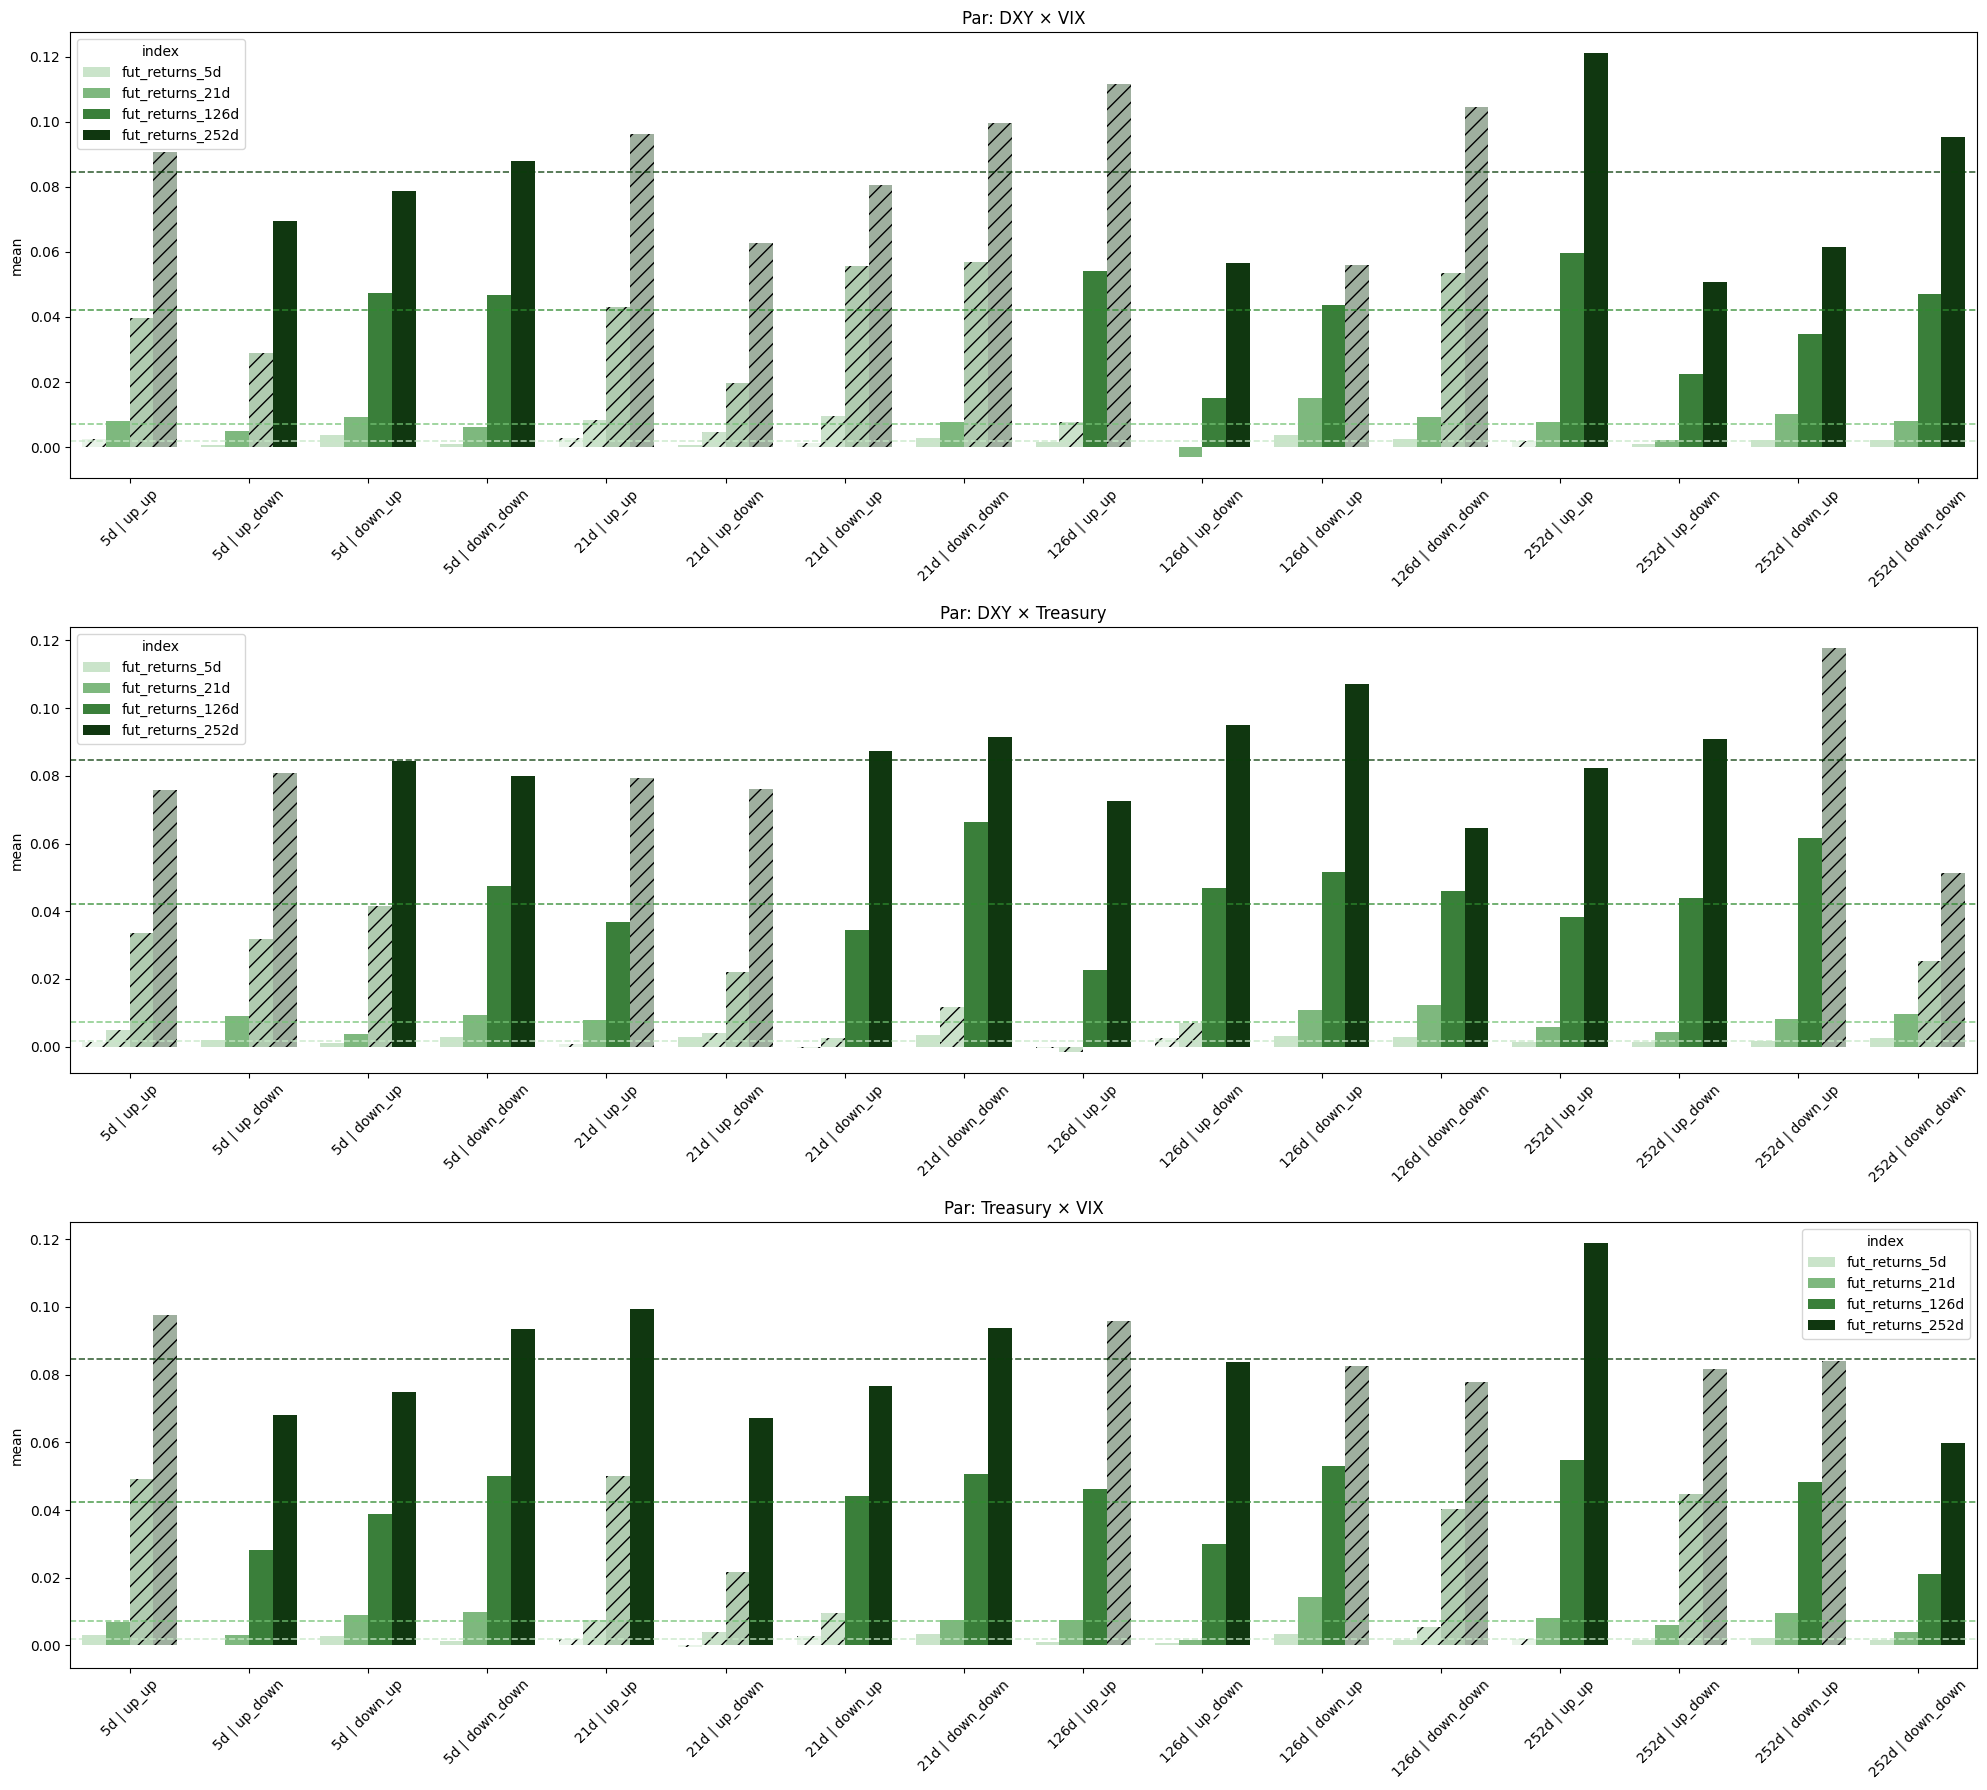
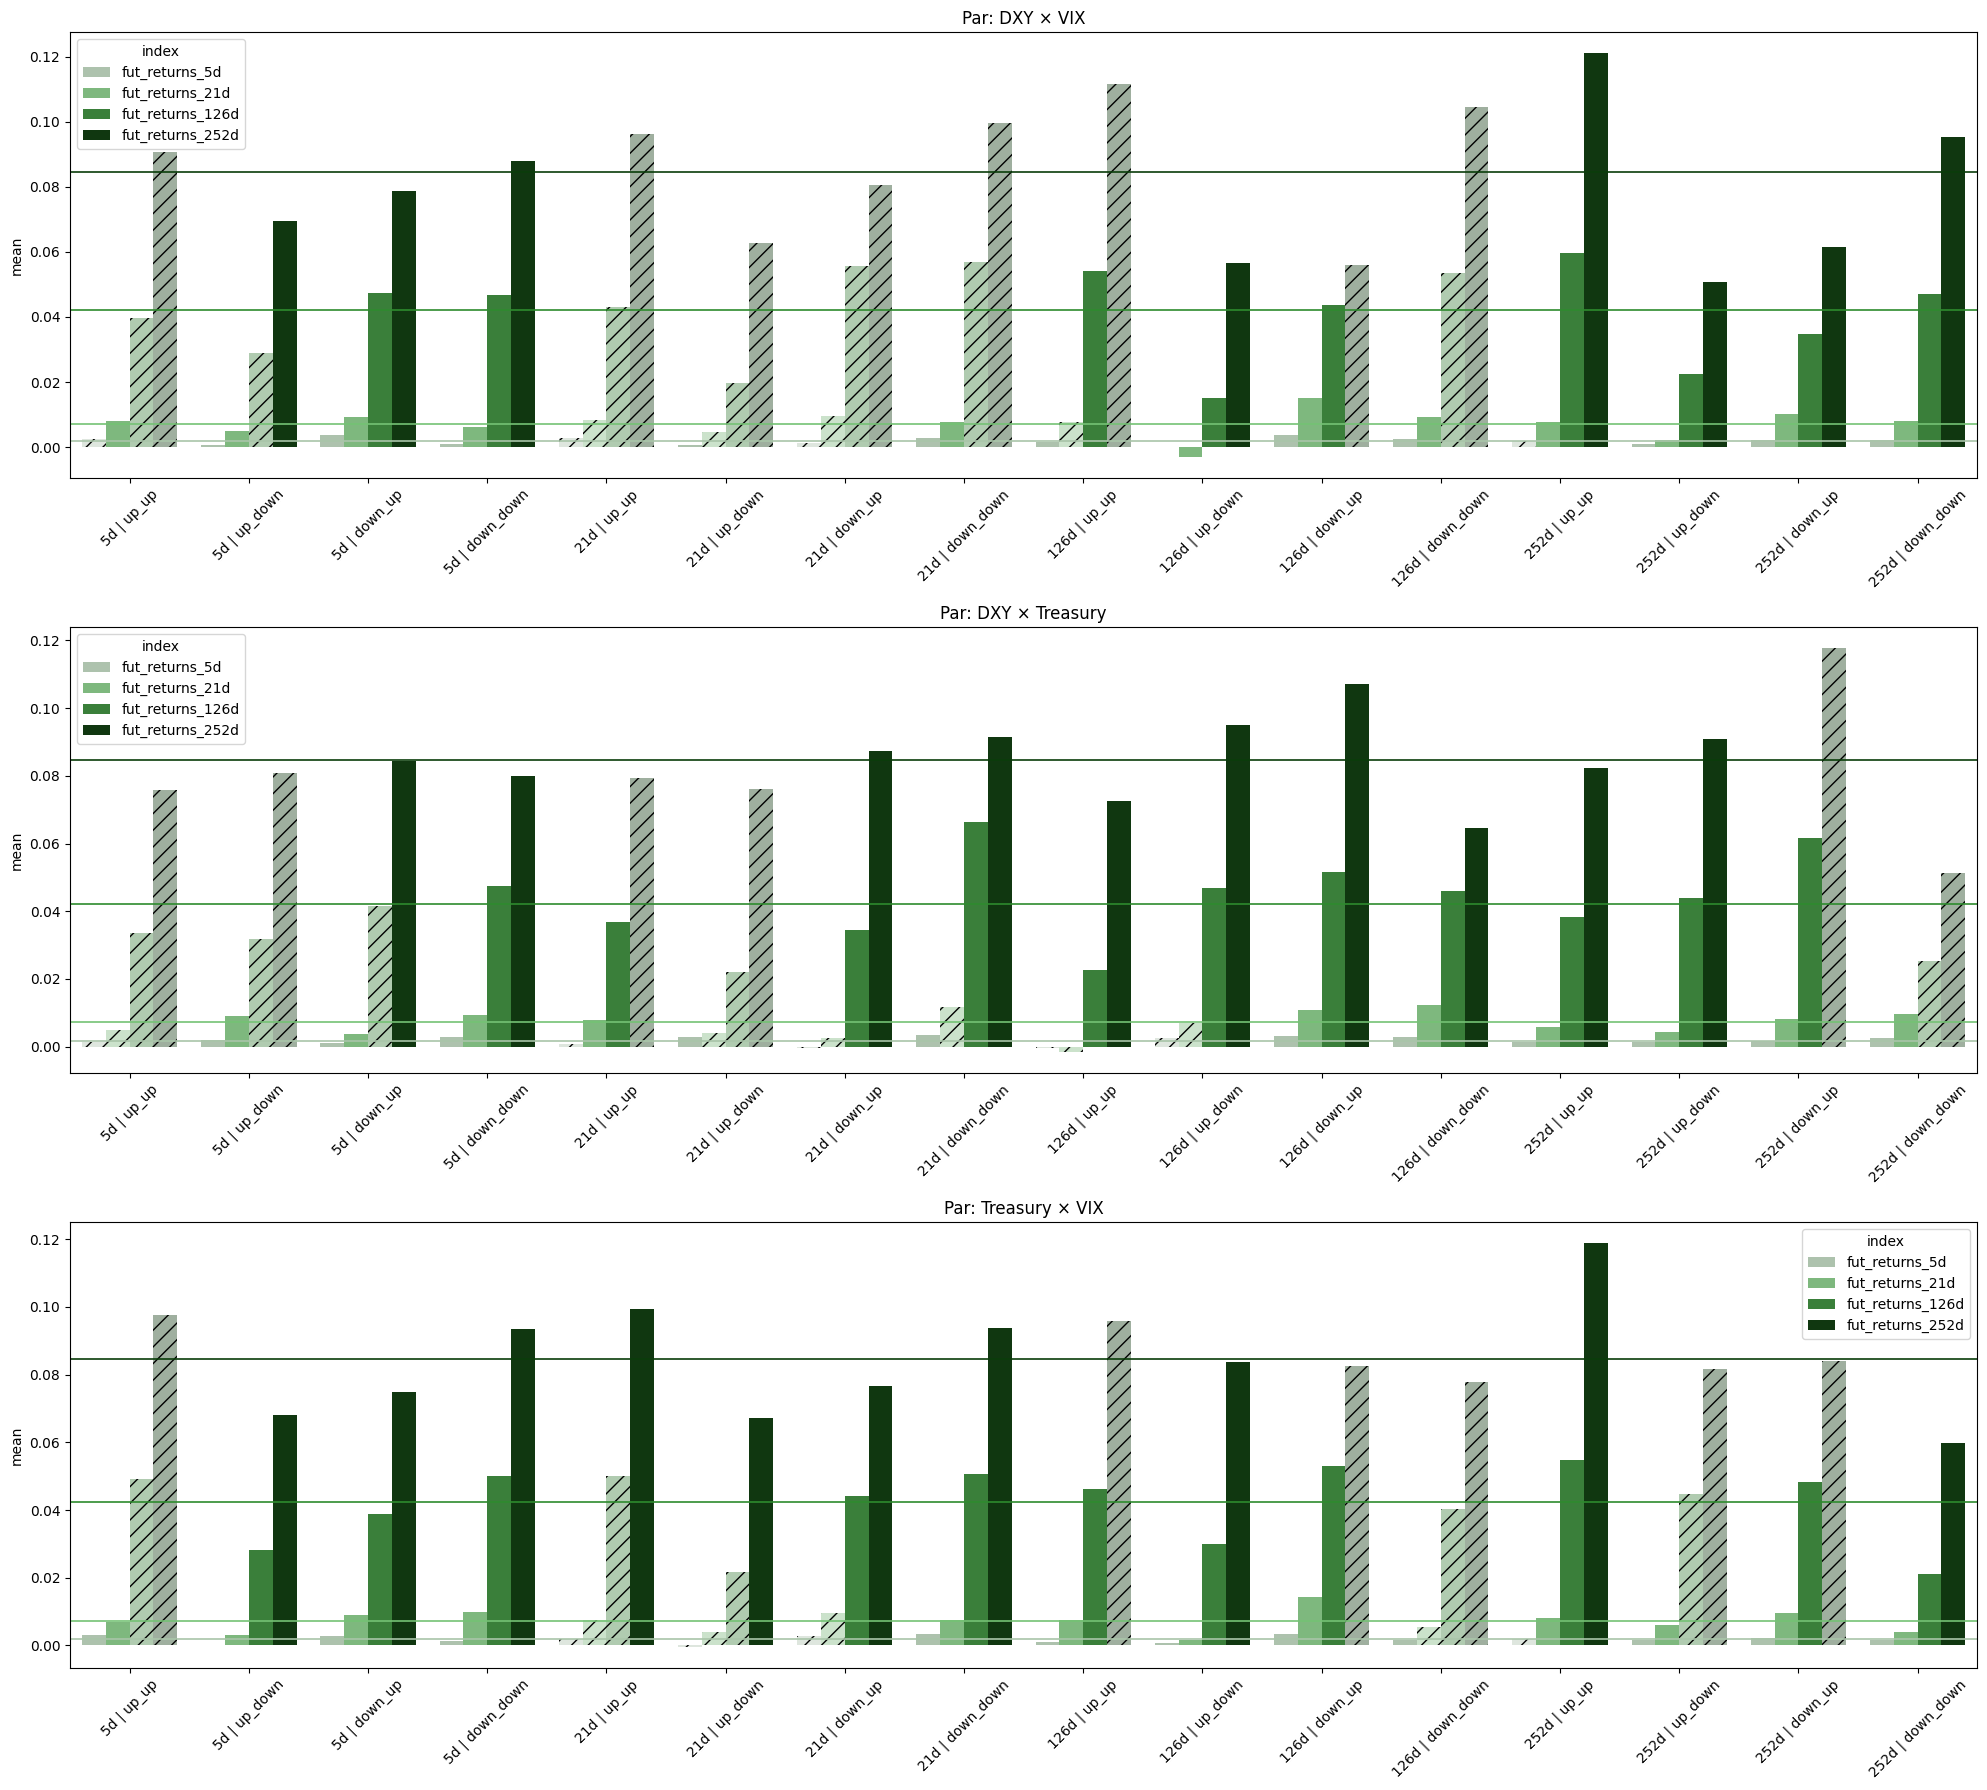
The notebook cell's code change between the first figure and the second:
--- before
+++ after
@@ -11,5 +11,5 @@
               'fut_returns_126d', 'fut_returns_252d']
 
-colors_list = ['#c6e8c6', '#74c274', '#2e8b2e', '#0a3d0a']
+colors_list = ["#a9c5a9", '#74c274', '#2e8b2e', '#0a3d0a']
 
 for ax, (pair_anme, df_par) in zip(axes, pairs.items()):
@@ -41,5 +41,5 @@
     }
     for horizon, color, baseline in zip(horizons, colors_list, baseline_means.values()):
-        ax.axhline(y=baseline, color=color, linestyle='--', linewidth=1.2, alpha=0.8)
+        ax.axhline(y=baseline, color=color, linestyle='-', linewidth=1.2, alpha=1)
     
     # hachura nas barras não significativas

Commit: color and baseline line change